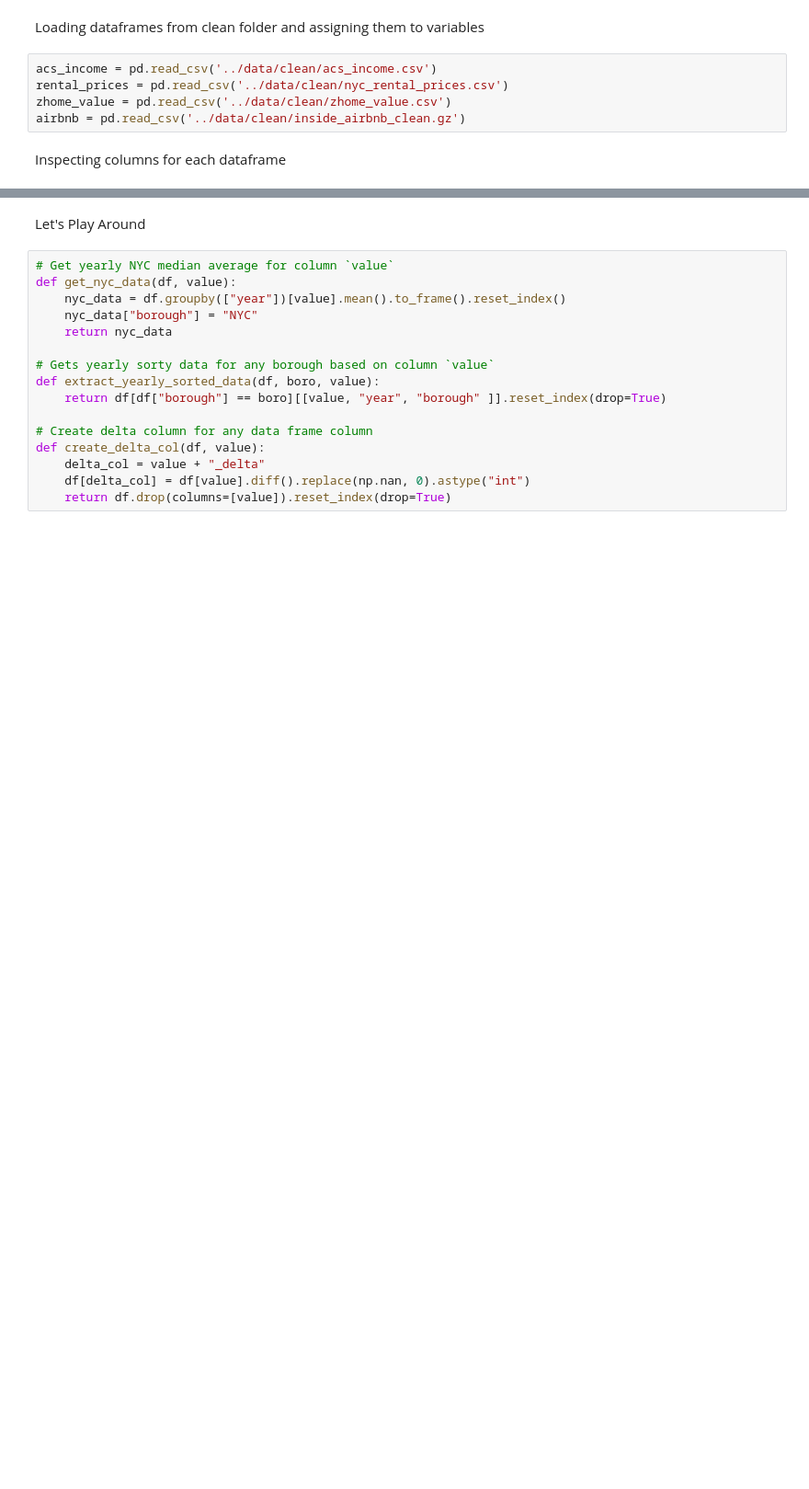
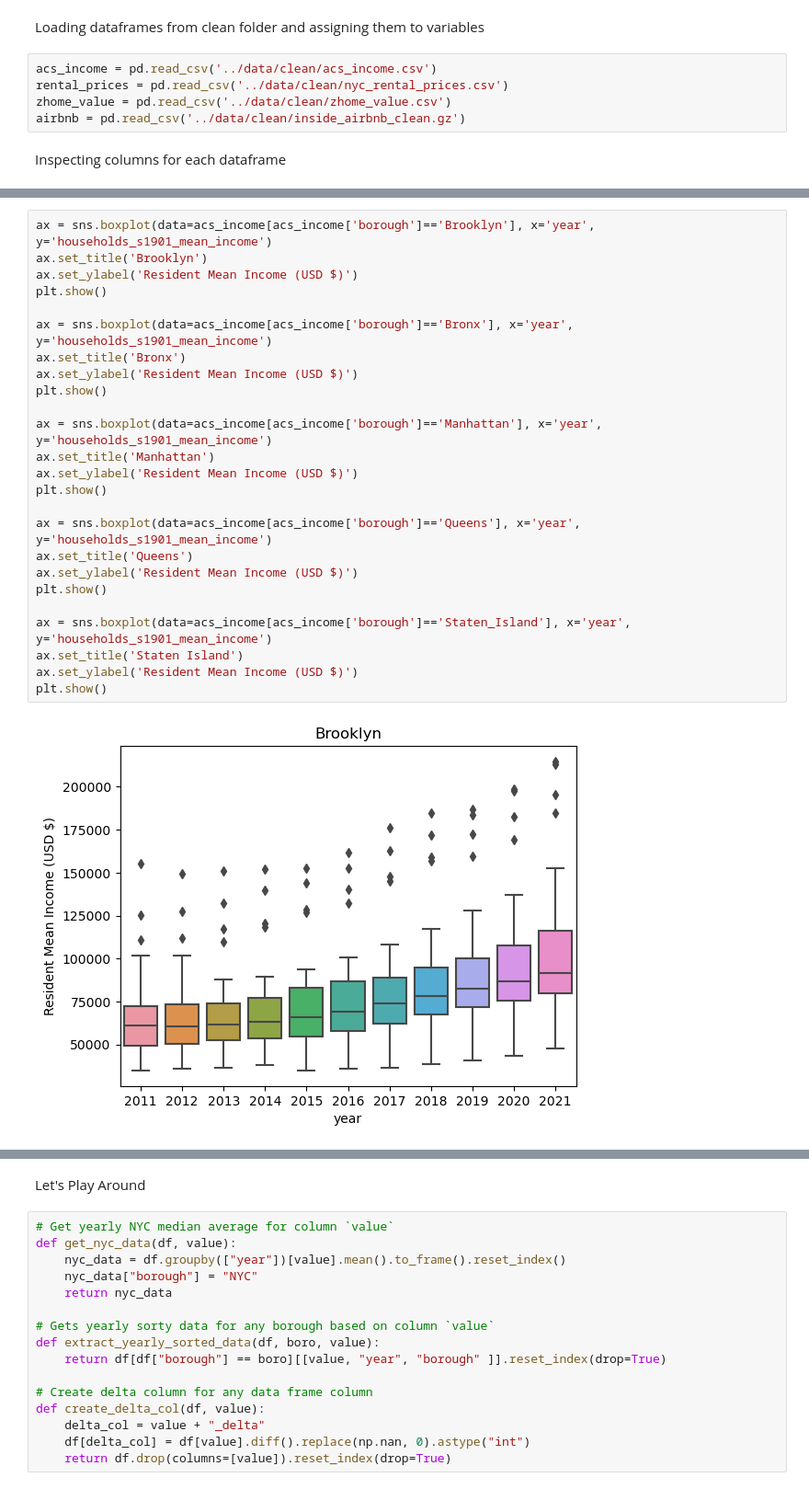
Before and after one commit to hpuma/Airbnb_Rental_Project, a Jupyter notebook: vis/acs_income_eda_sergio.ipynb, the cells around one changed output, grey strips where cells are left out. Shown at 92% size. Drawn from its saved outputs; the diff is of its cells as text; blank space fills up the shorter version.

```diff
--- a/vis/acs_income_eda_sergio.ipynb
+++ b/vis/acs_income_eda_sergio.ipynb
@@ -52,0 +45,27 @@ Index(['id', 'last_scraped', 'host_id', 'host_name', 'neighbourhood',
+# %%
+ax = sns.boxplot(data=acs_income[acs_income['borough']=='Brooklyn'], x='year', y='households_s1901_mean_income')
+ax.set_title('Brooklyn')
+ax.set_ylabel('Resident Mean Income (USD $)')
+plt.show()
+
+ax = sns.boxplot(data=acs_income[acs_income['borough']=='Bronx'], x='year', y='households_s1901_mean_income')
+ax.set_title('Bronx')
+ax.set_ylabel('Resident Mean Income (USD $)')
+plt.show()
+
+ax = sns.boxplot(data=acs_income[acs_income['borough']=='Manhattan'], x='year', y='households_s1901_mean_income')
+ax.set_title('Manhattan')
+ax.set_ylabel('Resident Mean Income (USD $)')
+plt.show()
+
+ax = sns.boxplot(data=acs_income[acs_income['borough']=='Queens'], x='year', y='households_s1901_mean_income')
+ax.set_title('Queens')
+ax.set_ylabel('Resident Mean Income (USD $)')
+plt.show()
+
+ax = sns.boxplot(data=acs_income[acs_income['borough']=='Staten_Island'], x='year', y='households_s1901_mean_income')
+ax.set_title('Staten Island')
+ax.set_ylabel('Resident Mean Income (USD $)')
+plt.show()
+# %% [output]
+[figure, added]
```
Also changed, not shown: parts of 25 cells of this notebook.
